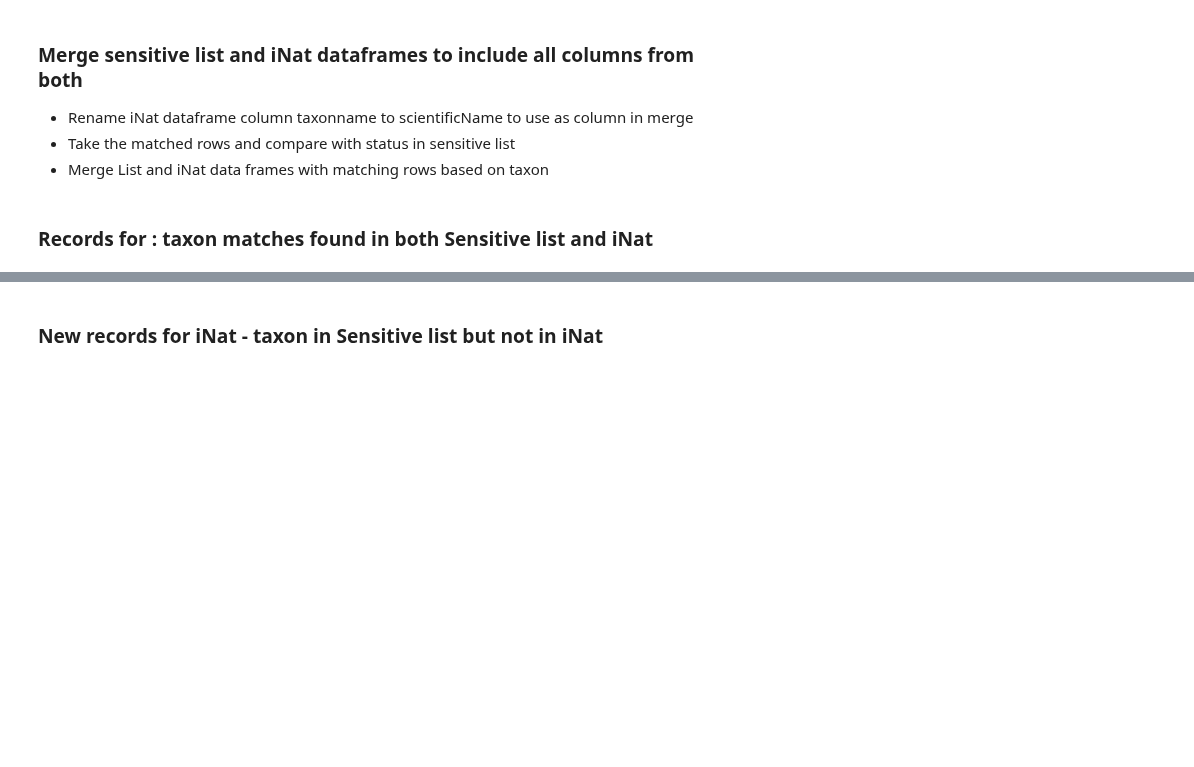
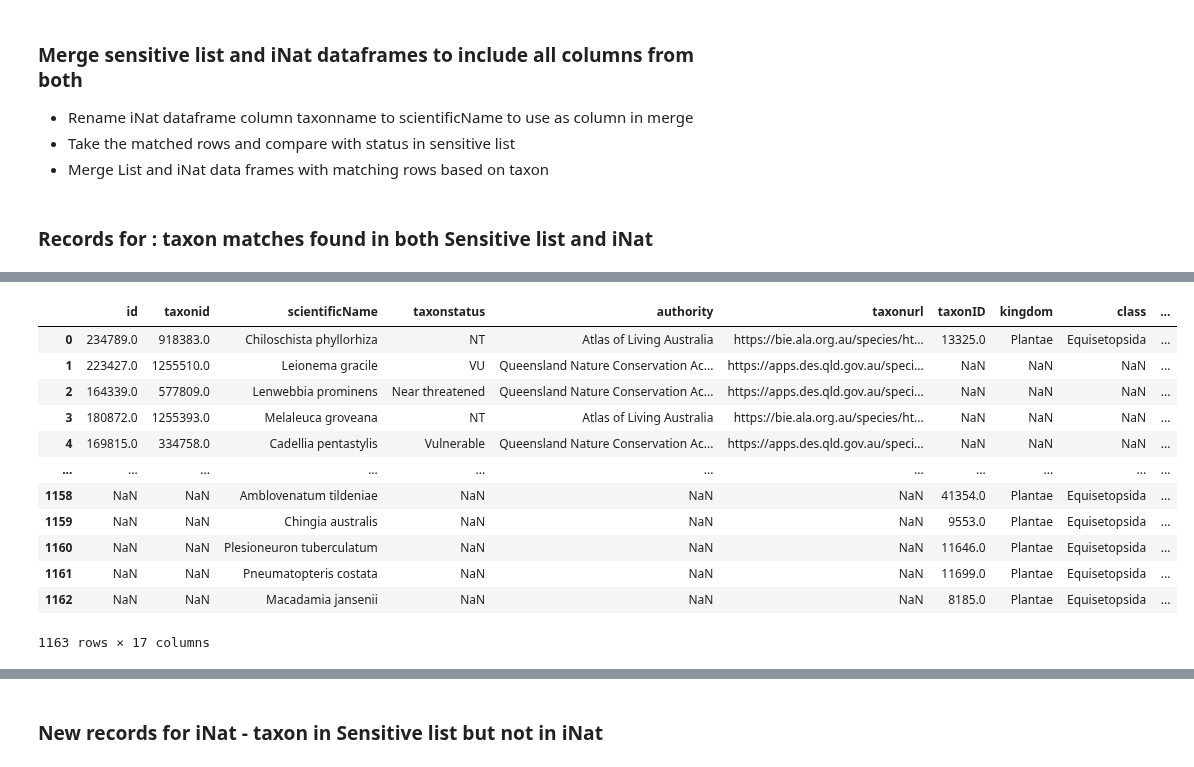
Before and after one commit to AtlasOfLivingAustralia/authoritative-lists, a Jupyter notebook: source-code/py-notebook/inaturalist-sensitive.ipynb, the cells around one changed output, grey strips where cells are left out. Saved outputs shown, nothing was run; the diff lists cells and outputs as text; code cells hidden in the pictures; blank space fills up the shorter version.

```diff
--- a/source-code/py-notebook/inaturalist-sensitive.ipynb
+++ b/source-code/py-notebook/inaturalist-sensitive.ipynb
@@ -189,8 +219,9 @@ list
    * in Qld Sensitive list and in iNat - matchdf
    * in Qld Sensitive list but not in iNat -notmatchdf
 # %%
-qldsensitive = pd.read_csv(listdir + "sensitive-lists/QLD-sensitive.csv")
-qldinat = df[df['authority'].isin(qldlocs)] # Records for identified Qld Locations
+qldsensitive = pd.read_csv(listdir + "sensitive-lists/QLD-sensitive.csv")  # Qld sensitive list
+qldinat = dfextract
+# qldinat = dfextract[dfextract['authority'].isin(qldauths)] # not all qld authority in list???
 # print(df['taxonstatus'].unique())
 # qlddf
 # qldsensitive.columns
@@ -228,0 +258,19 @@ taxmatch
+# %%
+taxmatch = qldinat1.merge(qldsensitive, how = 'inner', on = ['scientificName'])
+taxmatch2 = qldsensitive.merge(qldinat1, how = 'inner', on = ['scientificName'])
+taxfullmatch =  qldinat1.merge(qldsensitive, how = 'outer', on = ['scientificName'])
+taxfullmatch2 =  qldsensitive.merge(qldinat1, how = 'outer', on = ['scientificName'])
+# %% [output]
+|  | id | taxonid | scientificName | taxonstatus | authority | taxonurl | taxonID | kingdom | class | ... |
+| 0 | 234789.0 | 918383.0 | Chiloschista phyllorhiza | NT | Atlas of Living Australia | https://bie.ala.org.au/species/ht... | 13325.0 | Plantae | Equisetopsida | ... |
+| 1 | 223427.0 | 1255510.0 | Leionema gracile | VU | Queensland Nature Conservation Ac... | https://apps.des.qld.gov.au/speci... | NaN | NaN | NaN | ... |
+| 2 | 164339.0 | 577809.0 | Lenwebbia prominens | Near threatened | Queensland Nature Conservation Ac... | https://apps.des.qld.gov.au/speci... | NaN | NaN | NaN | ... |
+| 3 | 180872.0 | 1255393.0 | Melaleuca groveana | NT | Atlas of Living Australia | https://bie.ala.org.au/species/ht... | NaN | NaN | NaN | ... |
+| 4 | 169815.0 | 334758.0 | Cadellia pentastylis | Vulnerable | Queensland Nature Conservation Ac... | https://apps.des.qld.gov.au/speci... | NaN | NaN | NaN | ... |
+| ... | ... | ... | ... | ... | ... | ... | ... | ... | ... | ... |
+| 1158 | NaN | NaN | Amblovenatum tildeniae | NaN | NaN | NaN | 41354.0 | Plantae | Equisetopsida | ... |
+| 1159 | NaN | NaN | Chingia australis | NaN | NaN | NaN | 9553.0 | Plantae | Equisetopsida | ... |
+| 1160 | NaN | NaN | Plesioneuron tuberculatum | NaN | NaN | NaN | 11646.0 | Plantae | Equisetopsida | ... |
+| 1161 | NaN | NaN | Pneumatopteris costata | NaN | NaN | NaN | 11699.0 | Plantae | Equisetopsida | ... |
+| 1162 | NaN | NaN | Macadamia jansenii | NaN | NaN | NaN | 8185.0 | Plantae | Equisetopsida | ... |
+1163 rows × 17 columns
```
Also changed, not shown: parts of 17 cells of this notebook, 7 other files.
